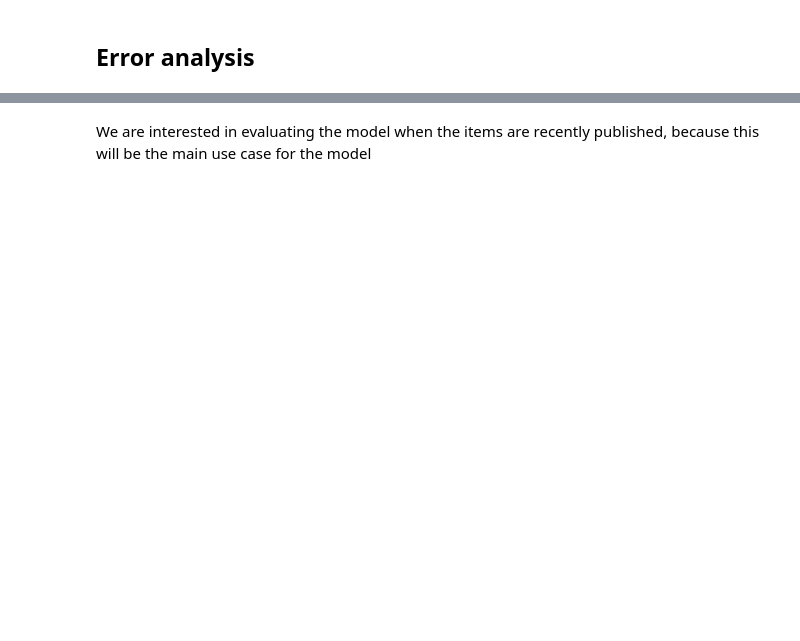
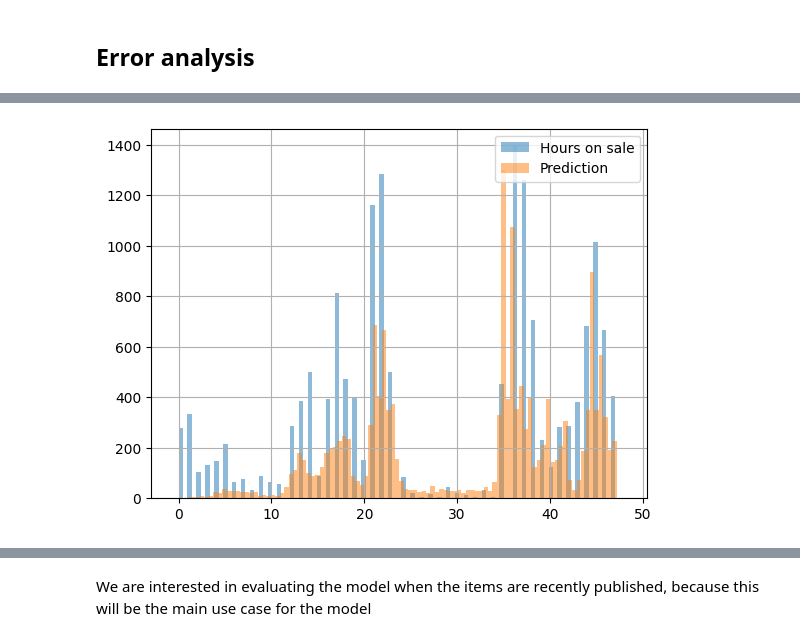
Before and after one commit to AngelUrq/auction_classic, a Jupyter notebook: notebooks/transformer_evaluation.ipynb, the cells around one changed output, grey strips where cells are left out. Saved outputs shown, nothing was run; the diff lists cells and outputs as text; code cells hidden in the pictures; blank space fills up the shorter version.

```diff
--- a/notebooks/transformer_evaluation.ipynb
+++ b/notebooks/transformer_evaluation.ipynb
@@ -169,10 +263,12 @@ plt.show()
 # %%
 # histogram of hours on sale and prediction
 plt.hist(df_error['hours_on_sale'], bins=100, alpha=0.5, label='Hours on sale')
-plt.hist(df_error['prediction'], bins=100, alpha=0.5, label='Prediction')
+plt.hist(df_error['prediction_q50'], bins=100, alpha=0.5, label='Prediction')
 plt.legend(loc='upper right')
 plt.grid()
 plt.show()
+# %% [output]
+[figure, added]
 # %%
 plt.hist(df_error['current_hours'], bins=15)
 plt.grid()
```
Also changed, not shown: parts of 18 cells of this notebook, 5 other files.
